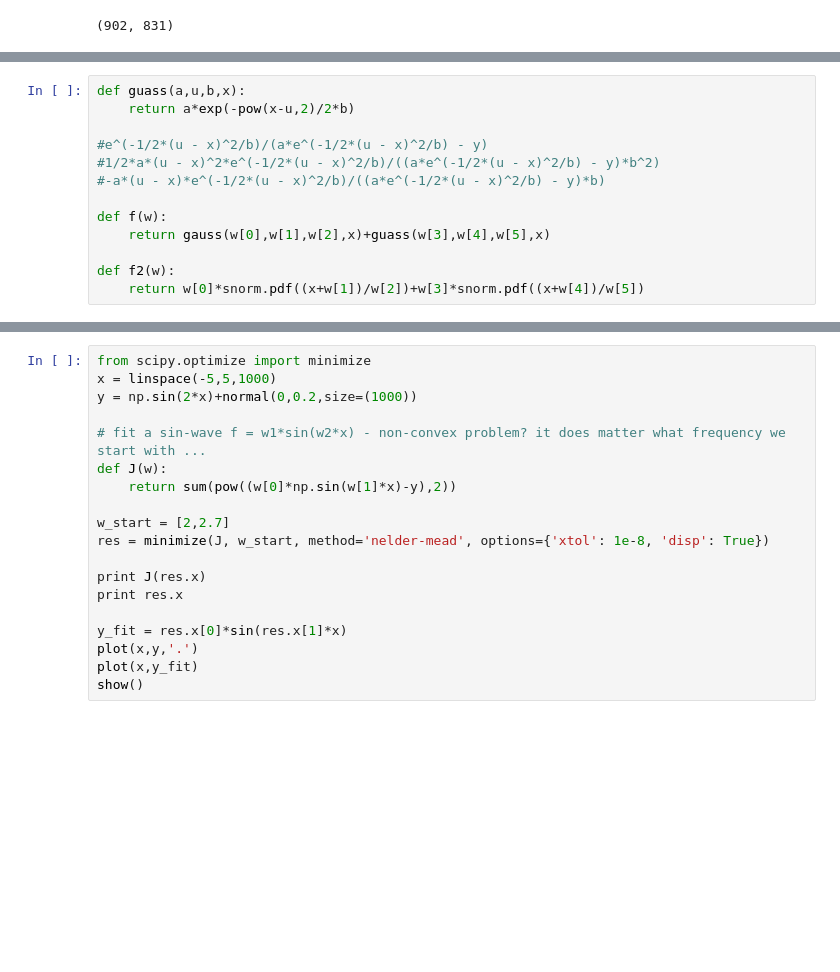
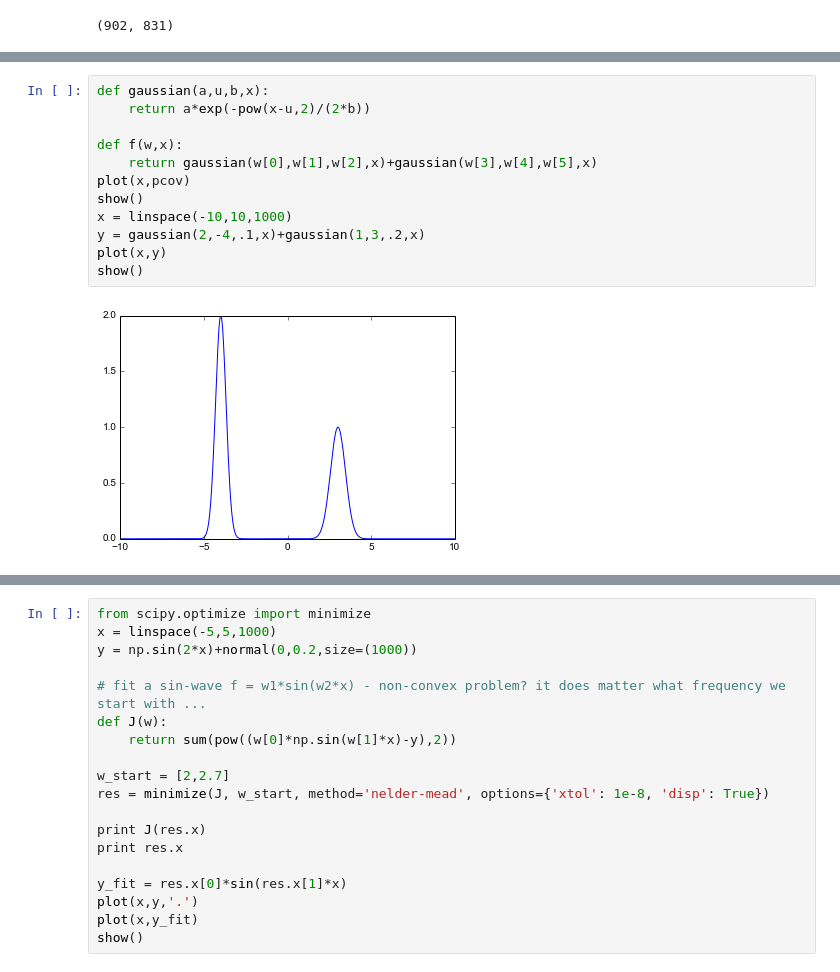
Before and after one commit to finnhacks42/code, a Jupyter notebook: Ship lines.ipynb, the cells around one changed output, grey strips where cells are left out. Cells and saved outputs as stored; diff of their text form; blank space fills up the shorter version.

```diff
--- a/Ship lines.ipynb
+++ b/Ship lines.ipynb
@@ -37,13 +38,14 @@ show()
-# %%
-def guass(a,u,b,x):
-    return a*exp(-pow(x-u,2)/2*b)
-
-#e^(-1/2*(u - x)^2/b)/(a*e^(-1/2*(u - x)^2/b) - y)
-#1/2*a*(u - x)^2*e^(-1/2*(u - x)^2/b)/((a*e^(-1/2*(u - x)^2/b) - y)*b^2)
-#-a*(u - x)*e^(-1/2*(u - x)^2/b)/((a*e^(-1/2*(u - x)^2/b) - y)*b)
-
-def f(w):
-    return gauss(w[0],w[1],w[2],x)+guass(w[3],w[4],w[5],x)
-
-def f2(w):
-    return w[0]*snorm.pdf((x+w[1])/w[2])+w[3]*snorm.pdf((x+w[4])/w[5])
+# %%
+def gaussian(a,u,b,x):
+    return a*exp(-pow(x-u,2)/(2*b))
+
+def f(w,x):
+    return gaussian(w[0],w[1],w[2],x)+gaussian(w[3],w[4],w[5],x)
+plot(x,pcov)
+show()
+x = linspace(-10,10,1000)
+y = gaussian(2,-4,.1,x)+gaussian(1,3,.2,x)
+plot(x,y)
+show()
+# %% [output]
+[figure, added]
```
Also changed, not shown: parts of 9 cells of this notebook, 18 other files.
